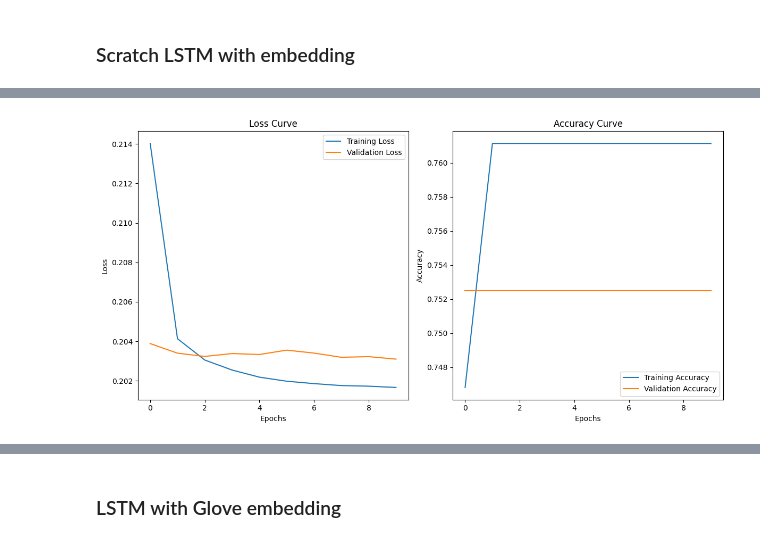
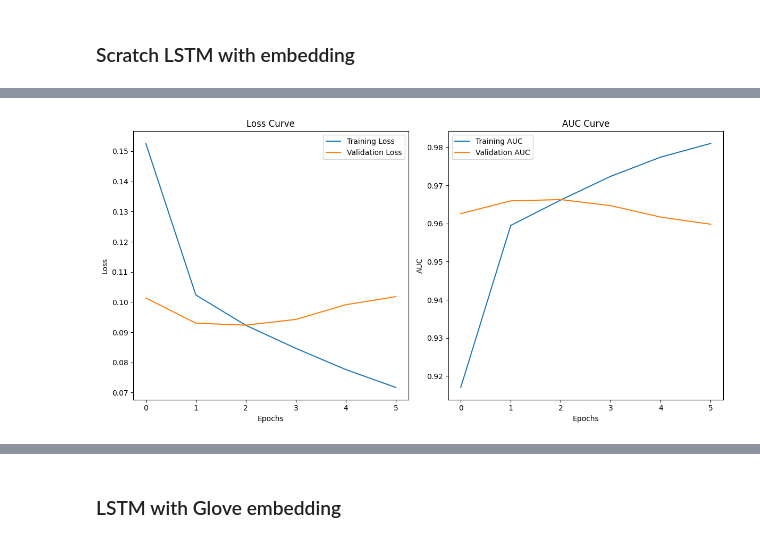
Before and after one commit to 2024-2025-estia-bihar/final_projet_lucg, a Jupyter notebook: notebooks/text_classification.ipynb, the cells around one changed output, grey strips where cells are left out. Cells and saved outputs as stored; diff of their text form; code cells hidden in the pictures.

```diff
--- a/notebooks/text_classification.ipynb
+++ b/notebooks/text_classification.ipynb
@@ -388,0 +435,17 @@ Epoch 10/10
+# %%
+callbacks = [
+    EarlyStopping(monitor='val_loss', patience=3, restore_best_weights=True),
+    # ModelCheckpoint('best_model.h5', monitor='val_loss', save_best_only=True)
+]
+
+# Entraîner le modèle
+history = model.fit(
+    tf_train, y_train,
+    validation_data=(tf_val, y_val),
+    epochs=10,
+    batch_size=64,
+    callbacks=callbacks
+)
+
+evaluation = model.evaluate(tf_val, y_val, verbose=0)
+print(f"Évaluation sur l'ensemble de validation: {evaluation}")
@@ -388,0 +562,11 @@ Epoch 10/10
+# %%
+hybrid_model.fit(
+    tf_train, y_train,
+    validation_data=(tf_val, y_val),
+    epochs=10,
+    batch_size=32,
+    callbacks=callbacks
+)
+
+evaluation = hybrid_model.evaluate(tf_val, y_val, verbose=0)
+print(f"Évaluation sur l'ensemble de validation: {evaluation}")
@@ -389,28 +587,28 @@ Epoch 10/10
 # %%
 import matplotlib.pyplot as plt
 
 # Tracer la courbe d'apprentissage
 plt.figure(figsize=(12, 6))
 
 # Courbe de perte
 plt.subplot(1, 2, 1)
-plt.plot(history.history['loss'], label='Training Loss')
-plt.plot(history.history['val_loss'], label='Validation Loss')
+plt.plot(hybrid_model.history.history['loss'], label='Training Loss')
+plt.plot(hybrid_model.history.history['val_loss'], label='Validation Loss')
 plt.title('Loss Curve')
 plt.xlabel('Epochs')
 plt.ylabel('Loss')
 plt.legend()
 
 # Courbe de précision
 plt.subplot(1, 2, 2)
-plt.plot(history.history['accuracy'], label='Training Accuracy')
-plt.plot(history.history['val_accuracy'], label='Validation Accuracy')
-plt.title('Accuracy Curve')
+plt.plot(hybrid_model.history.history['AUC'], label='Training AUC')
+plt.plot(hybrid_model.history.history['val_AUC'], label='Validation AUC')
+plt.title('AUC Curve')
 plt.xlabel('Epochs')
-plt.ylabel('Accuracy')
+plt.ylabel('AUC')
 plt.legend()
 
 plt.tight_layout()
 plt.show()
 # %% [output]
-[figure, old version]
+[figure, new version]
```
Also changed, not shown: parts of 25 cells of this notebook.
